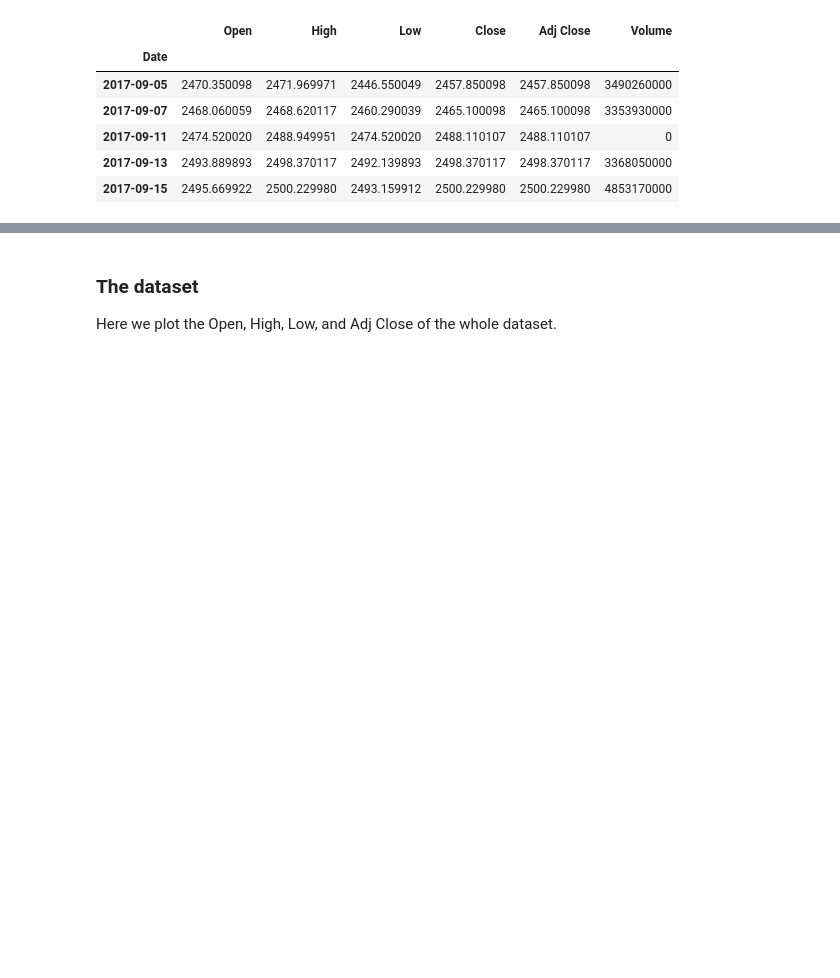
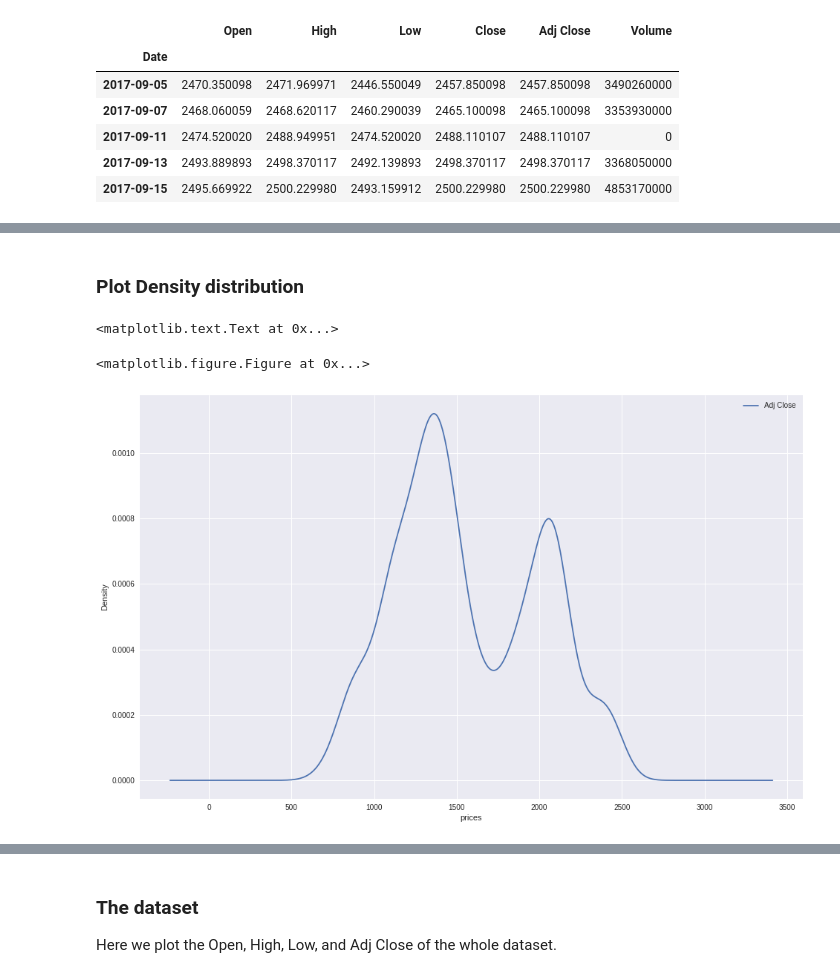
Before and after one commit to edantonio505/capstone_report, a Jupyter notebook: capstone_report.ipynb, the cells around one changed output, grey strips where cells are left out. Cells and saved outputs as stored; diff of their text form; code cells hidden in the pictures; blank space fills up the shorter version.

```diff
--- a/capstone_report.ipynb
+++ b/capstone_report.ipynb
@@ -101,0 +114,10 @@ time_series_df.tail()
+# %% [markdown]
+### Plot Density distribution
+# %%
+plt.figure(figsize=(16,10))
+dp = time_series_df[['Adj Close']].plot(kind='kde', figsize=(16,10))
+dp.set_xlabel('prices')
+# %% [output]
+<matplotlib.text.Text at 0x...>
+<matplotlib.figure.Figure at 0x...>
+[figure, added]
```
Also changed, not shown: parts of 5 cells of this notebook.
